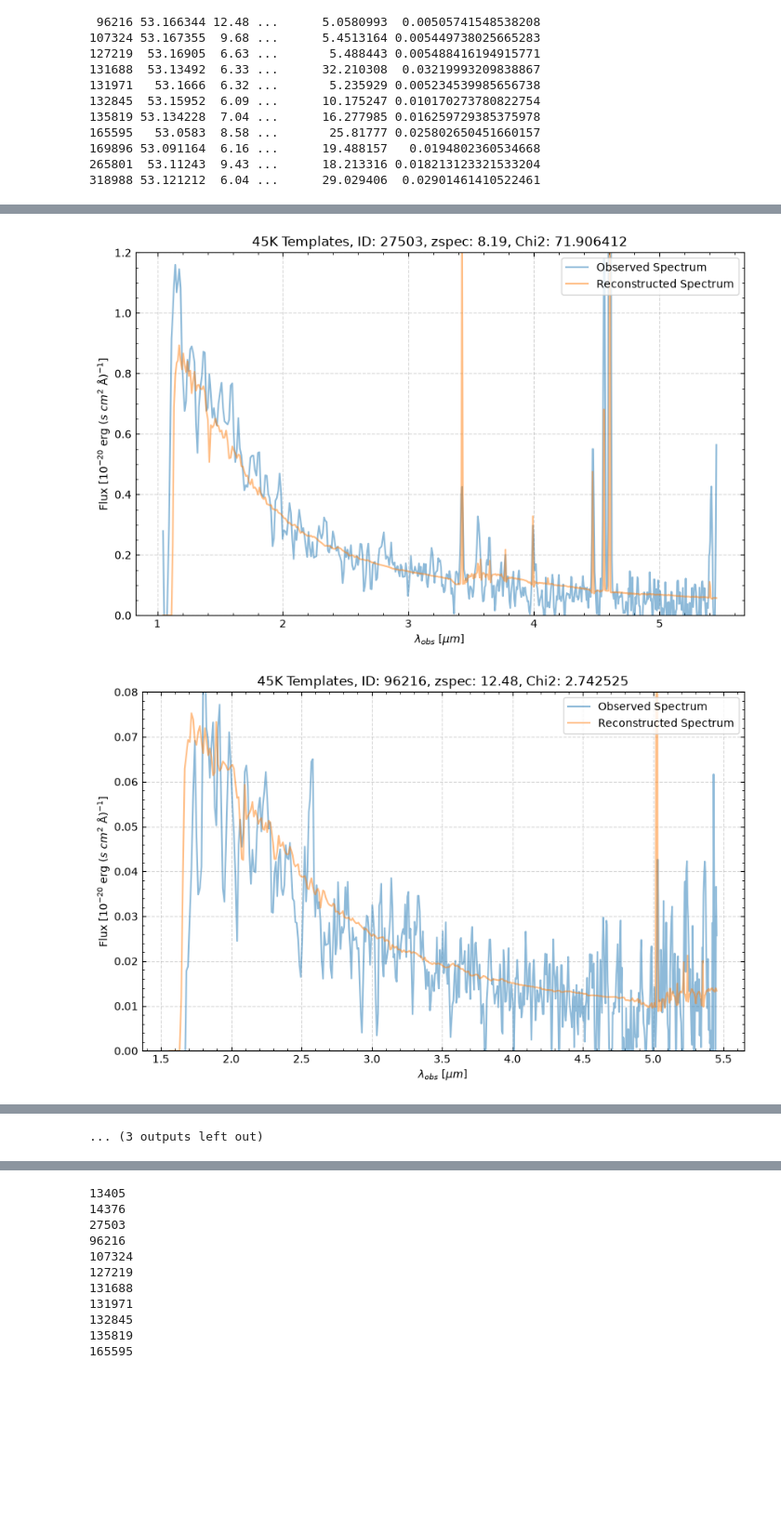
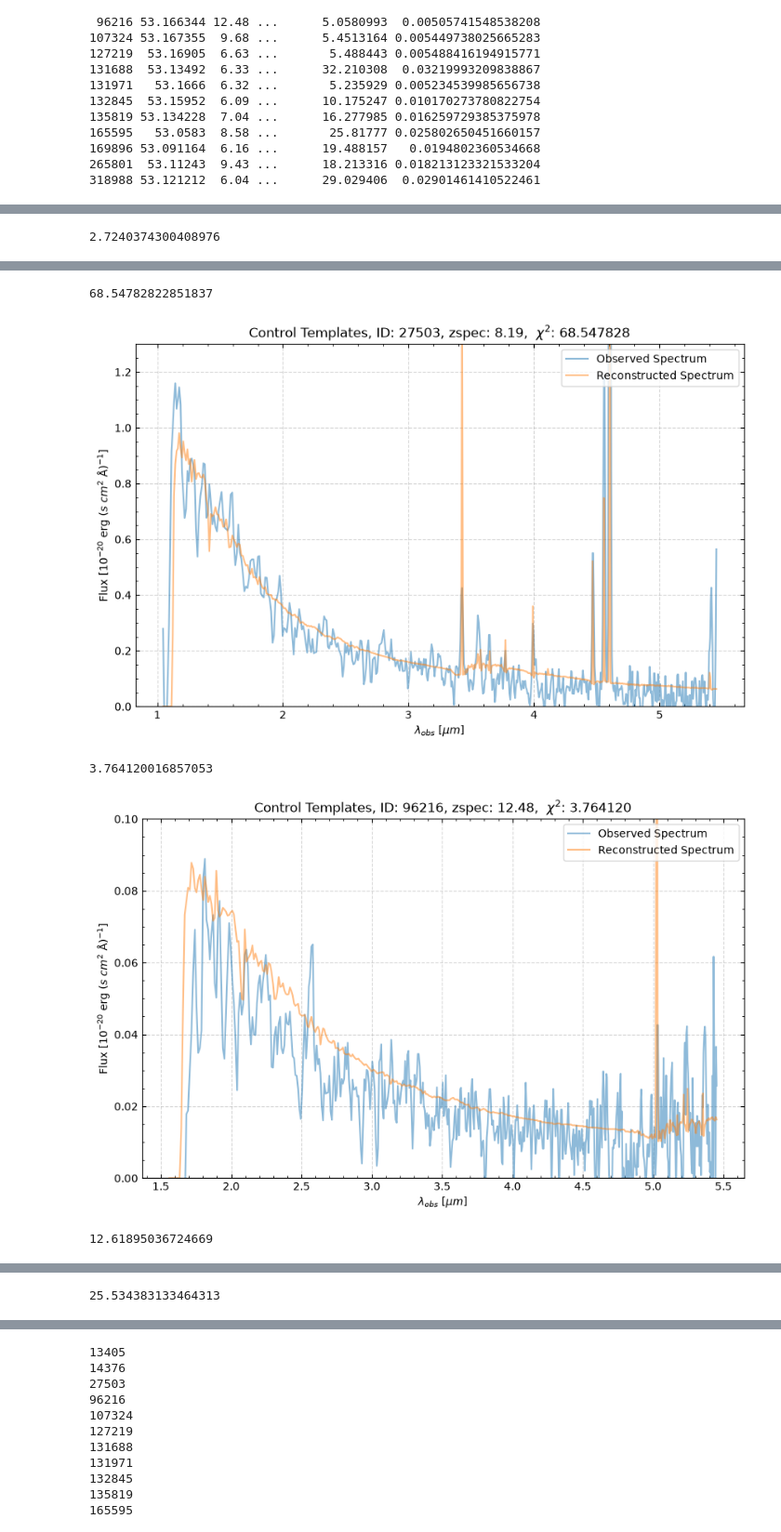
Before and after one commit to mariaj2006/SURF2026, a Jupyter notebook: scripts/JADES scripts/Tweak Fitting/jades_south_control_fit_circ.ipynb, the cells around one changed output, grey strips where cells are left out. Shown at 93% size. Cells and saved outputs as stored; diff of their text form; code cells hidden in the pictures; blank space fills up the shorter version.

```diff
--- a/scripts/JADES scripts/Tweak Fitting/jades_south_control_fit_circ.ipynb
+++ b/scripts/JADES scripts/Tweak Fitting/jades_south_control_fit_circ.ipynb
@@ -8,7 +8,7 @@ jades_data = Table.read(jades_path, hdu='CIRC_BSUB',format='fits')
 # change units of flux from nJy to microJy so eazy fits correctly
 print(jades_data.colnames)
 for col in jades_data.colnames:
-    if '_CIRC1' in col or '_ei' in col:
+    if '_CIRC2' in col or '_ei' in col:
         jades_data[col] = jades_data[col] * 0.001
 redshift = Table.read(jades_path, hdu='PHOTOZ_KRON',format='fits')
 # %% [output]
@@ -87,7 +87,7 @@ print("Loaded parameters!")
 print('Initializing fitting program...')
 # initialize the fitting program
 #add path to translate file
-trans_file = '/home/caltech-msanche3/data/jades_trans_file_circ.csv'
+trans_file = '/home/caltech-msanche3/data/jades_trans_file_circ2.csv'
 ez = eazy.photoz.PhotoZ(
     param_file=None, # don't call default file
     translate_file=trans_file, # call translate file
@@ -190,6 +190,7 @@ for i in range(len(ids)):
     ids_index.append(n.item())
 print(ids_index)
 
+ylims = [.22,.015,.12,.008,.032,.07,.23,.07,.4,.07,.08,.05,.1,.17]
 for i in range(len(ids)):
     fig, data = ez.show_fit(ids[i], xlim=[.5, 10], show_components=True,
                             logpz=False, zr=[0,15])
@@ -197,7 +198,7 @@ for i in range(len(ids)):
     ax = plt.gca()
     fig = plt.gcf()
 
-    #fig.axes[0].set_ylim(0, 0.52)
+    fig.axes[0].set_ylim(0, ylims[i])
 
     # set size to be wider
     fig.set_size_inches(13, 5)
@@ -275,7 +276,7 @@ paths = [
     '/home/caltech-msanche3/SURF2026/scripts/JADES scripts/south_spectra/jades_goods_south_318988.fits'
 ]
 
-ylims = [2.2,.15,1.2,.08,.32,.7,2.3,.7,4,.7,.8,.5,1,1.7]
+ylims = [2.5,.15,1.3,.1,.35,.7,2.3,.7,4,.7,.8,.8,1,1.7]
 nrmsers = []
 for i in range(len(ids)):
 
@@ -317,9 +318,11 @@ for i in range(len(ids)):
     ax.set_ylabel(r'Flux [$10^{-20}$ erg $(s \text{ } cm^2 \text{ } \mathrm{\AA})^{-1}]$')
 
     ax.set_ylim(0,ylims[i])
-    ax.set_title(f'45K Templates, ID: {ids[i]}, zspec: {zspec[i]}, Chi2: {chi2:1f}')
+    ax.set_title(f'Control Templates, ID: {ids[i]}, zspec: {zspec[i]},  ' r'$\chi ^2$: ' f'{chi2:1f}')
     ax.tick_params(axis='both', which='both', labelsize=10, direction='in', top=True, right=True)
     ax.grid(True, linestyle='--', alpha=0.5, linewidth=0.8, zorder=0)
     ax.legend(['Observed Spectrum','Reconstructed Spectrum'],loc='upper right')
     ax.minorticks_on()
+    #plt.savefig(f'/home/caltech-msanche3/data/results_figures/spectrum_comparison/Control Templates/jades_south_spectrum_control_{ids[i]}.png')
+    plt.show()
 # %% [output]
@@ -340,0 +331 @@ for i in range(len(ids)):
+2.7240374300408976
@@ -342,2 +333,5 @@ for i in range(len(ids)):
+68.54782822851837
-[figure, old version]
+[figure, new version]
+3.764120016857053
-[figure, old version]
+[figure, new version]
+12.61895036724669
@@ -344,0 +339 @@ for i in range(len(ids)):
+25.534383133464313
@@ -351 +340,0 @@ for i in range(len(ids)):
-... (3 outputs left out)
```
Also changed, not shown: parts of 5 cells of this notebook, 12 other files.
